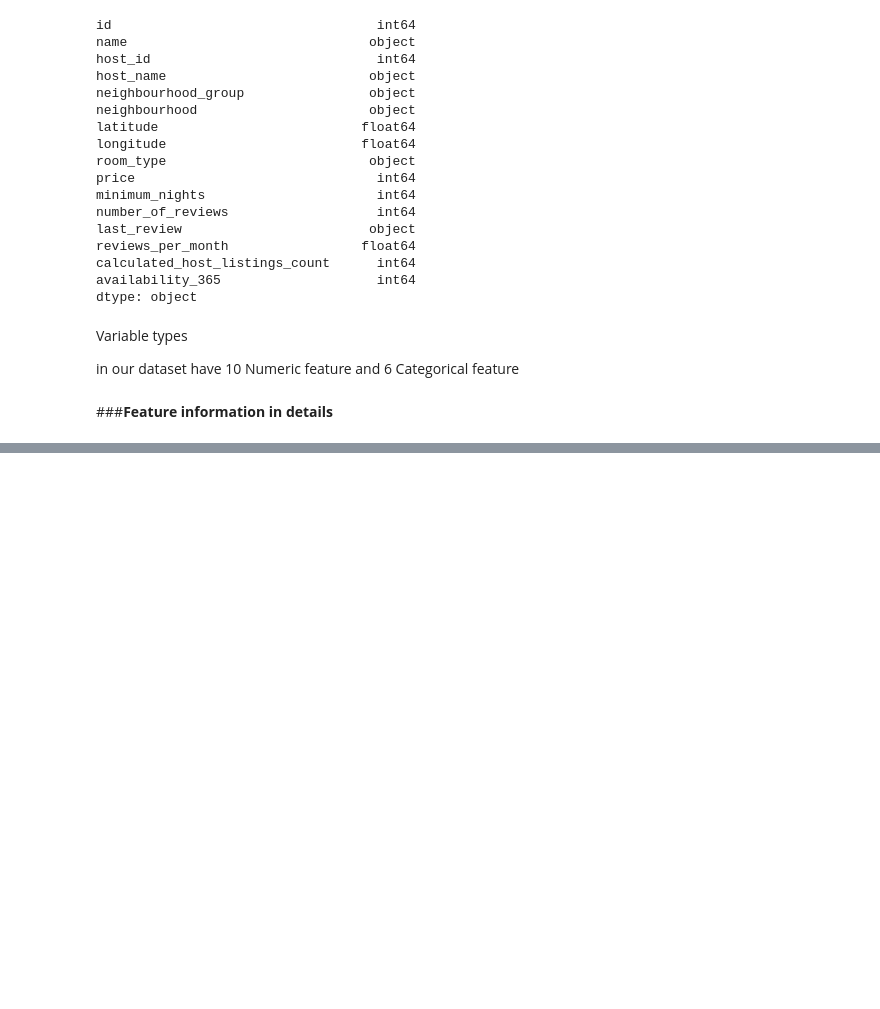
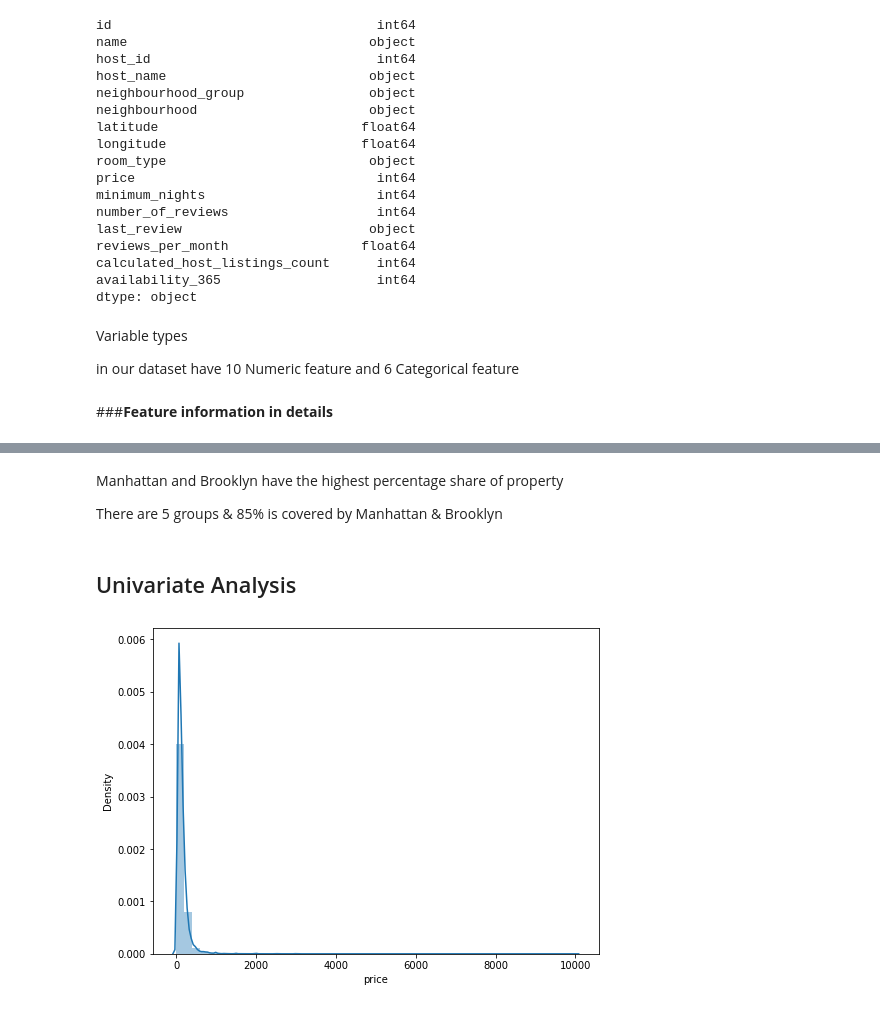
Before and after one commit to Rajesh1505/Airbnb_bookings_analysis_Capstone_project_1, a Jupyter notebook: Airbnb_Bookings_Analysis_Rajesh_Kumar_Patel.ipynb, the cells around one changed output, grey strips where cells are left out. Drawn from its saved outputs; the diff is of its cells as text; code cells hidden in the pictures; blank space fills up the shorter version.

```diff
--- a/Airbnb_Bookings_Analysis_Rajesh_Kumar_Patel.ipynb
+++ b/Airbnb_Bookings_Analysis_Rajesh_Kumar_Patel.ipynb
@@ -121,0 +201,14 @@ in our dataset have 10 Numeric feature and 6 Categorical feature
+# %% [markdown]
+Manhattan and Brooklyn have the highest percentage share of property
+
+
+There are 5 groups & 85% is covered by Manhattan & Brooklyn
+# %% [markdown]
+## Univariate Analysis
+# %%
+#plot price
+plt.figure(figsize=(8,6))
+sns.distplot(airbnb_data['price'],kde=True)
+plt.show()
+# %% [output]
+[figure, added]
```
Also changed, not shown: parts of 25 cells of this notebook.
